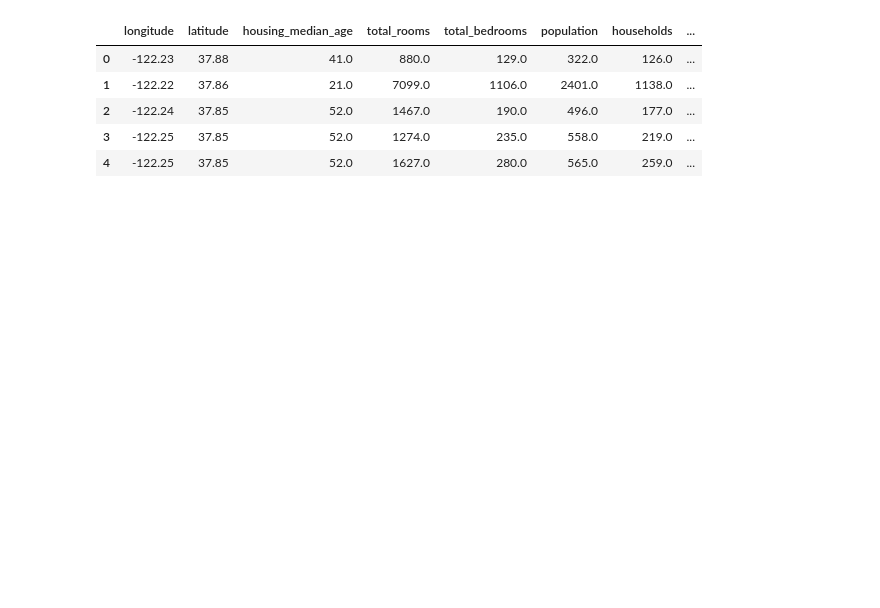
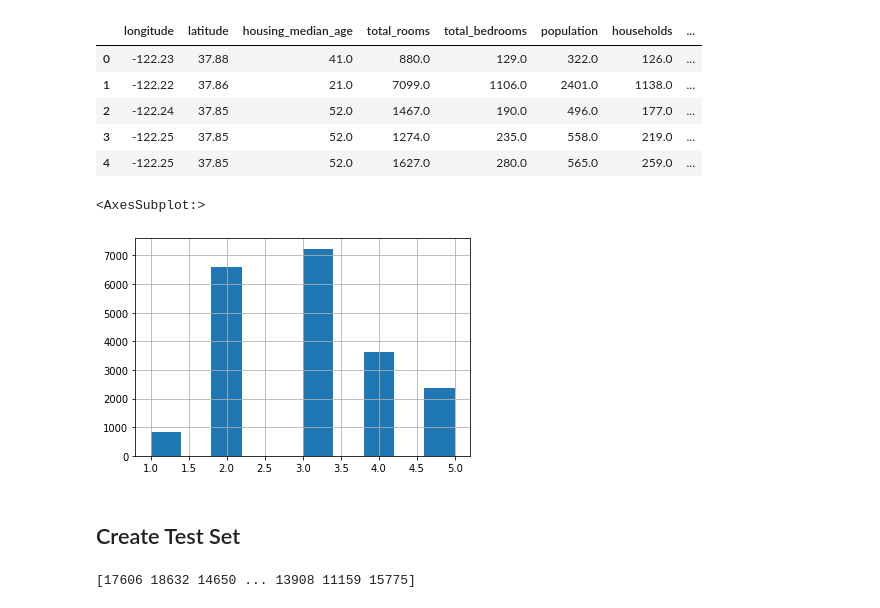
Before and after one commit to EunsangJeon/hands-on-ml, a Jupyter notebook: 02_housing.ipynb, the cells around one changed output. Saved outputs shown, nothing was run; the diff lists cells and outputs as text; code cells hidden in the pictures; blank space fills up the shorter version.

Commit message:
stratified sampling

```diff
--- a/02_housing.ipynb
+++ b/02_housing.ipynb
@@ -181,3 +183,19 @@ housing.head()
 | 2 | -122.24 | 37.85 | 52.0 | 1467.0 | 190.0 | 496.0 | 177.0 | ... |
 | 3 | -122.25 | 37.85 | 52.0 | 1274.0 | 235.0 | 558.0 | 219.0 | ... |
 | 4 | -122.25 | 37.85 | 52.0 | 1627.0 | 280.0 | 565.0 | 259.0 | ... |
+# %%
+housing["income_cat"].hist()
+# %% [output]
+<AxesSubplot:>
+[figure, added]
+# %% [markdown]
+## Create Test Set
+# %%
+from sklearn.model_selection import StratifiedShuffleSplit
+
+split = StratifiedShuffleSplit(n_splits=1, test_size=0.2, random_state=42)
+train_index, test_index = list(split.split(housing, housing["income_cat"]))[0]
+
+print(train_index)
+# %% [output]
+[17606 18632 14650 ... 13908 11159 15775]
```
Also changed, not shown: parts of 1 cell of this notebook.
